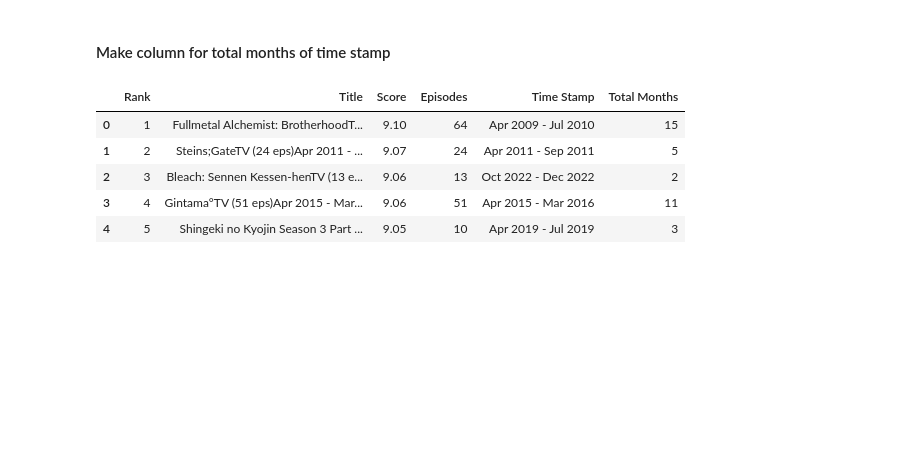
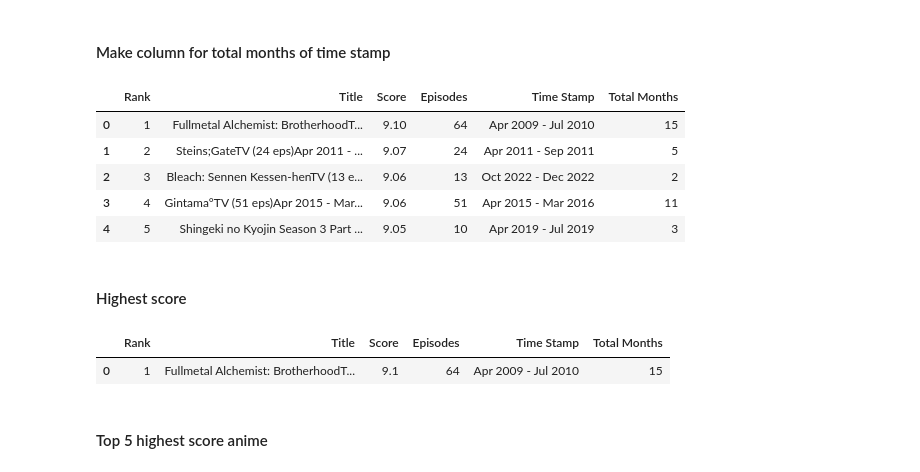
Before and after one commit to dhvanitsavani/Python-AI, a Jupyter notebook: Pandas/pandas.ipynb, the cells around one changed output. Drawn from its saved outputs; the diff is of its cells as text; code cells hidden in the pictures; blank space fills up the shorter version.

```diff
--- a/Pandas/pandas.ipynb
+++ b/Pandas/pandas.ipynb
@@ -793,3 +798,12 @@ anime_df.head()
 | 2 | 3 | Bleach: Sennen Kessen-henTV (13 e... | 9.06 | 13 | Oct 2022 - Dec 2022 | 2 |
 | 3 | 4 | Gintama°TV (51 eps)Apr 2015 - Mar... | 9.06 | 51 | Apr 2015 - Mar 2016 | 11 |
 | 4 | 5 | Shingeki no Kyojin Season 3 Part ... | 9.05 | 10 | Apr 2019 - Jul 2019 | 3 |
+# %% [markdown]
+#### Highest score
+# %%
+anime_df[anime_df['Rank'] == 1]
+# %% [output]
+|  | Rank | Title | Score | Episodes | Time Stamp | Total Months |
+| 0 | 1 | Fullmetal Alchemist: BrotherhoodT... | 9.1 | 64 | Apr 2009 - Jul 2010 | 15 |
+# %% [markdown]
+#### Top 5 highest score anime
```
Also changed, not shown: parts of 10 cells of this notebook.
